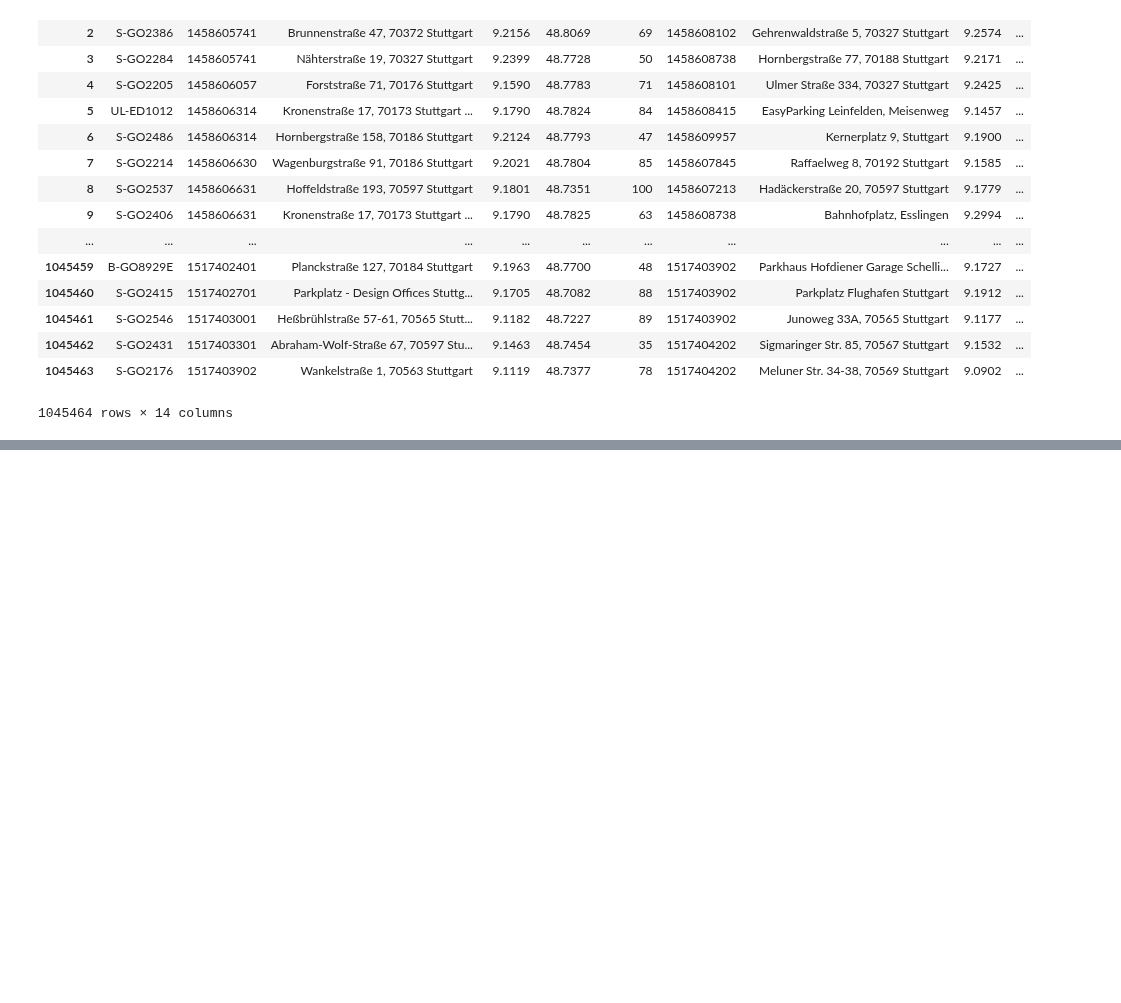
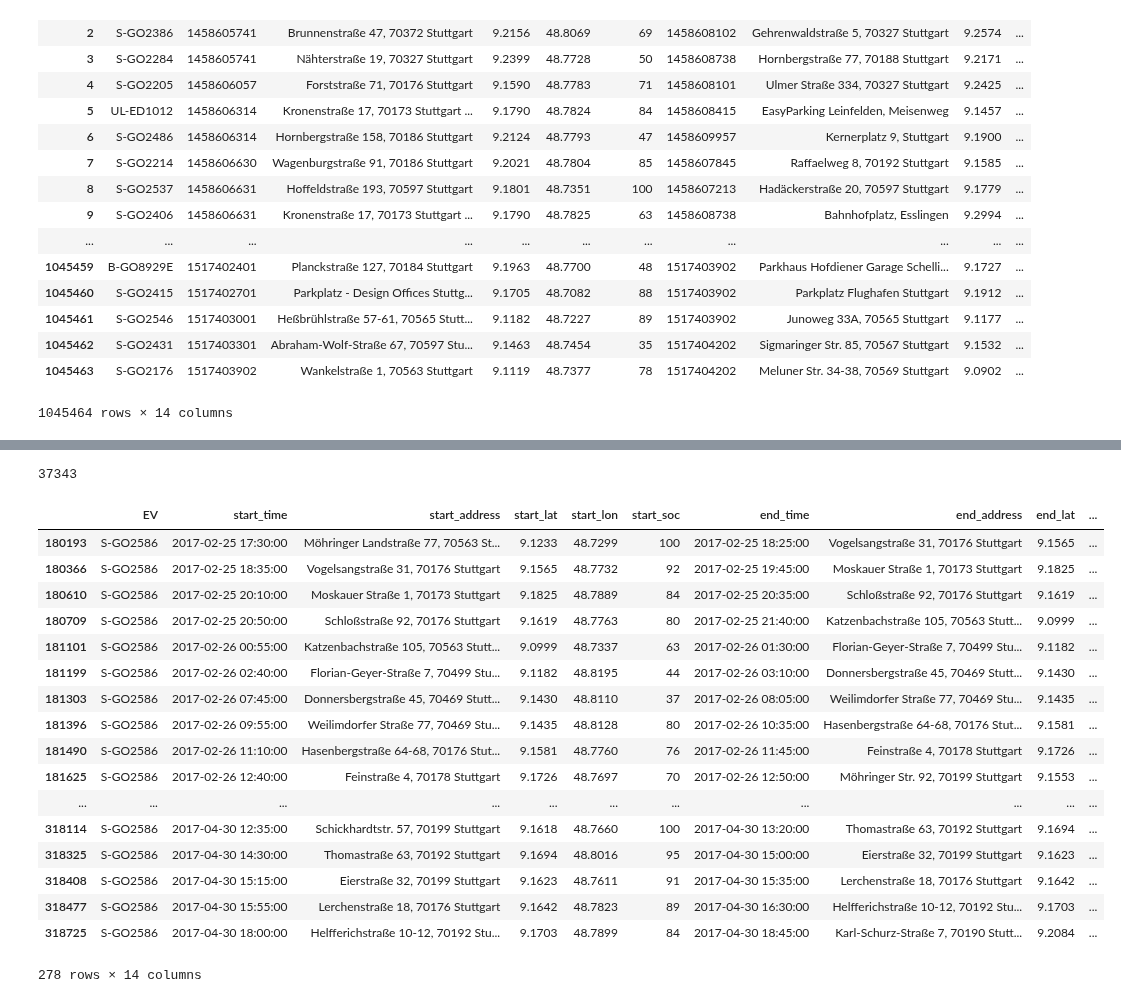
Before and after one commit to indyfree/FleetSim, a Jupyter notebook: notebooks/00-Playground.ipynb, the cells around one changed output, grey strips where cells are left out. Saved outputs shown, nothing was run; the diff lists cells and outputs as text; code cells hidden in the pictures; blank space fills up the shorter version.

```diff
--- a/notebooks/00-Playground.ipynb
+++ b/notebooks/00-Playground.ipynb
@@ -24,0 +33,3 @@ False
+# %%
+x = set(["S-GO2371", "S-GO2371", "S-GO2371", "S-GO2371", "S-GO2371", "S-GO2371", "S-GO2326", "S-GO2326", "S-GO2609", "S-GO2609", "S-GO2591", "S-GO2343", "S-GO2343", "S-GO2255", "S-GO2365", "S-GO2570", "S-GO2570", "S-GO2577", "S-GO2577", "S-GO2577", "S-GO2577", "S-GO2586", "S-GO2241", "S-GO2241", "S-GO2241", "S-GO2241", "S-GO2241", "S-GO2189", "S-GO2189", "S-GO2189", "S-GO2189", "S-GO2189", "S-GO2628", "S-GO2628", "S-GO2628", "S-GO2628", "S-GO2628", "S-GO2628", "S-GO2628", "S-GO2628", "S-GO2628", "S-GO2628", "S-GO2628", "S-GO2628", "S-GO2628", "S-GO2628", "S-GO2628", "S-GO2262", "S-GO2517", "S-GO2577", "S-GO2517", "S-GO2375", "S-GO2375", "S-GO2375", "S-GO2375", "S-GO2375", "S-GO2375", "S-GO2375", "S-GO2375", "S-GO2375", "S-GO2375", "S-GO2375", "S-GO2375", "B-GO8937", "B-GO8937", "B-GO8937", "S-GO2375", "S-GO2375", "B-GO8937", "S-GO2653", "B-GO8937", "S-GO2653", "S-GO2653", "S-GO2653", "S-GO2653", "S-GO2375", "S-GO2375", "S-GO2375", "S-GO2375", "S-GO2375", "B-GO8937", "S-GO2646", "B-GO8937", "S-GO2375", "S-GO2375", "S-GO2375", "S-GO2375", "S-GO2375", "S-GO2375", "S-GO2653", "S-GO2617", "S-GO2262", "S-GO2617", "S-GO2284", "S-GO2410", "S-GO2410", "S-GO2410", "S-GO2410", "S-GO2410", "S-GO2410", "S-GO2410", "S-GO2410", "S-GO2410", "S-GO2410", "S-GO2410", "S-GO2410", "S-GO2410", "S-GO2410", "S-GO2410", "S-GO2410", "S-GO2410", "S-GO2410", "S-GO2410", "S-GO2410", "S-GO2410", "S-GO2410", "S-GO2221", "S-GO2489", "S-GO2327"])
+len(x)
@@ -141,0 +133,33 @@ stations[stations["coordinates_lat"] == 9.1478]
+# %%
+len(stations[stations.charging == 1])
+# %% [output]
+37343
+# %%
+trips = load_car2go_trips()
+trips["start_time"] = trips["start_time"].apply(
+    lambda x: datetime.fromtimestamp(x).replace(second=0, microsecond=0)
+)
+trips["end_time"] = trips["end_time"].apply(
+    lambda x: datetime.fromtimestamp(x).replace(second=0, microsecond=0)
+)
+# %%
+trips[trips["EV"] == 'S-GO2586'].loc[180000:]
+# %% [output]
+|  | EV | start_time | start_address | start_lat | start_lon | start_soc | end_time | end_address | end_lat | ... |
+| 180193 | S-GO2586 | 2017-02-25 17:30:00 | Möhringer Landstraße 77, 70563 St... | 9.1233 | 48.7299 | 100 | 2017-02-25 18:25:00 | Vogelsangstraße 31, 70176 Stuttgart | 9.1565 | ... |
+| 180366 | S-GO2586 | 2017-02-25 18:35:00 | Vogelsangstraße 31, 70176 Stuttgart | 9.1565 | 48.7732 | 92 | 2017-02-25 19:45:00 | Moskauer Straße 1, 70173 Stuttgart | 9.1825 | ... |
+| 180610 | S-GO2586 | 2017-02-25 20:10:00 | Moskauer Straße 1, 70173 Stuttgart | 9.1825 | 48.7889 | 84 | 2017-02-25 20:35:00 | Schloßstraße 92, 70176 Stuttgart | 9.1619 | ... |
+| 180709 | S-GO2586 | 2017-02-25 20:50:00 | Schloßstraße 92, 70176 Stuttgart | 9.1619 | 48.7763 | 80 | 2017-02-25 21:40:00 | Katzenbachstraße 105, 70563 Stutt... | 9.0999 | ... |
+| 181101 | S-GO2586 | 2017-02-26 00:55:00 | Katzenbachstraße 105, 70563 Stutt... | 9.0999 | 48.7337 | 63 | 2017-02-26 01:30:00 | Florian-Geyer-Straße 7, 70499 Stu... | 9.1182 | ... |
+| 181199 | S-GO2586 | 2017-02-26 02:40:00 | Florian-Geyer-Straße 7, 70499 Stu... | 9.1182 | 48.8195 | 44 | 2017-02-26 03:10:00 | Donnersbergstraße 45, 70469 Stutt... | 9.1430 | ... |
+| 181303 | S-GO2586 | 2017-02-26 07:45:00 | Donnersbergstraße 45, 70469 Stutt... | 9.1430 | 48.8110 | 37 | 2017-02-26 08:05:00 | Weilimdorfer Straße 77, 70469 Stu... | 9.1435 | ... |
+| 181396 | S-GO2586 | 2017-02-26 09:55:00 | Weilimdorfer Straße 77, 70469 Stu... | 9.1435 | 48.8128 | 80 | 2017-02-26 10:35:00 | Hasenbergstraße 64-68, 70176 Stut... | 9.1581 | ... |
+| 181490 | S-GO2586 | 2017-02-26 11:10:00 | Hasenbergstraße 64-68, 70176 Stut... | 9.1581 | 48.7760 | 76 | 2017-02-26 11:45:00 | Feinstraße 4, 70178 Stuttgart | 9.1726 | ... |
+| 181625 | S-GO2586 | 2017-02-26 12:40:00 | Feinstraße 4, 70178 Stuttgart | 9.1726 | 48.7697 | 70 | 2017-02-26 12:50:00 | Möhringer Str. 92, 70199 Stuttgart | 9.1553 | ... |
+| ... | ... | ... | ... | ... | ... | ... | ... | ... | ... | ... |
+| 318114 | S-GO2586 | 2017-04-30 12:35:00 | Schickhardtstr. 57, 70199 Stuttgart | 9.1618 | 48.7660 | 100 | 2017-04-30 13:20:00 | Thomastraße 63, 70192 Stuttgart | 9.1694 | ... |
+| 318325 | S-GO2586 | 2017-04-30 14:30:00 | Thomastraße 63, 70192 Stuttgart | 9.1694 | 48.8016 | 95 | 2017-04-30 15:00:00 | Eierstraße 32, 70199 Stuttgart | 9.1623 | ... |
+| 318408 | S-GO2586 | 2017-04-30 15:15:00 | Eierstraße 32, 70199 Stuttgart | 9.1623 | 48.7611 | 91 | 2017-04-30 15:35:00 | Lerchenstraße 18, 70176 Stuttgart | 9.1642 | ... |
+| 318477 | S-GO2586 | 2017-04-30 15:55:00 | Lerchenstraße 18, 70176 Stuttgart | 9.1642 | 48.7823 | 89 | 2017-04-30 16:30:00 | Helfferichstraße 10-12, 70192 Stu... | 9.1703 | ... |
+| 318725 | S-GO2586 | 2017-04-30 18:00:00 | Helfferichstraße 10-12, 70192 Stu... | 9.1703 | 48.7899 | 84 | 2017-04-30 18:45:00 | Karl-Schurz-Straße 7, 70190 Stutt... | 9.2084 | ... |
+278 rows × 14 columns
```
Also changed, not shown: parts of 11 cells of this notebook, 1 other file.
